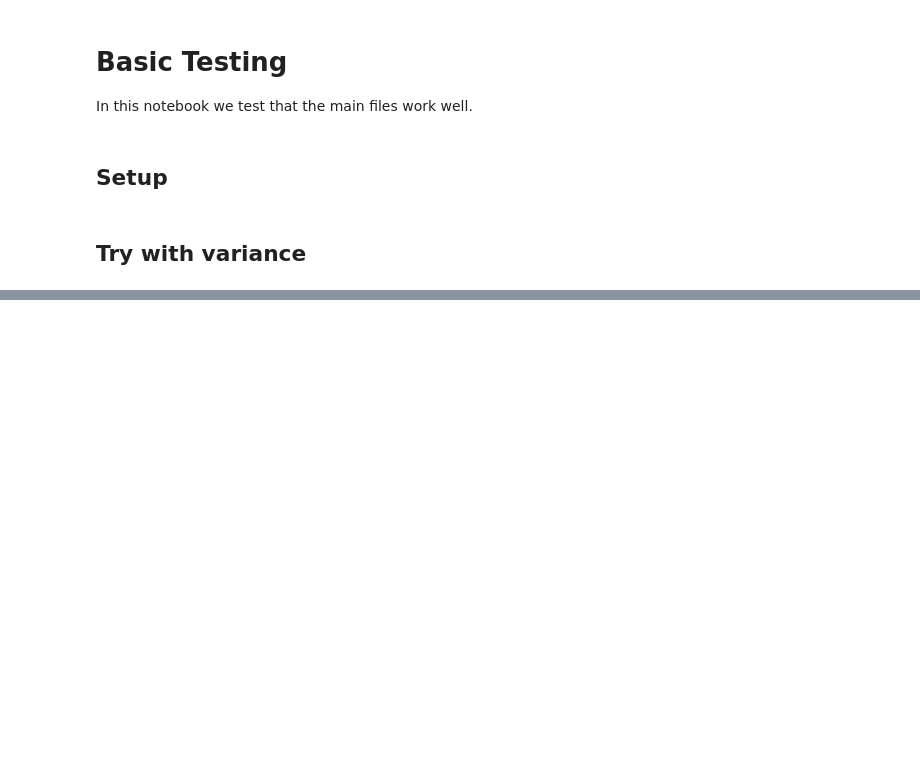
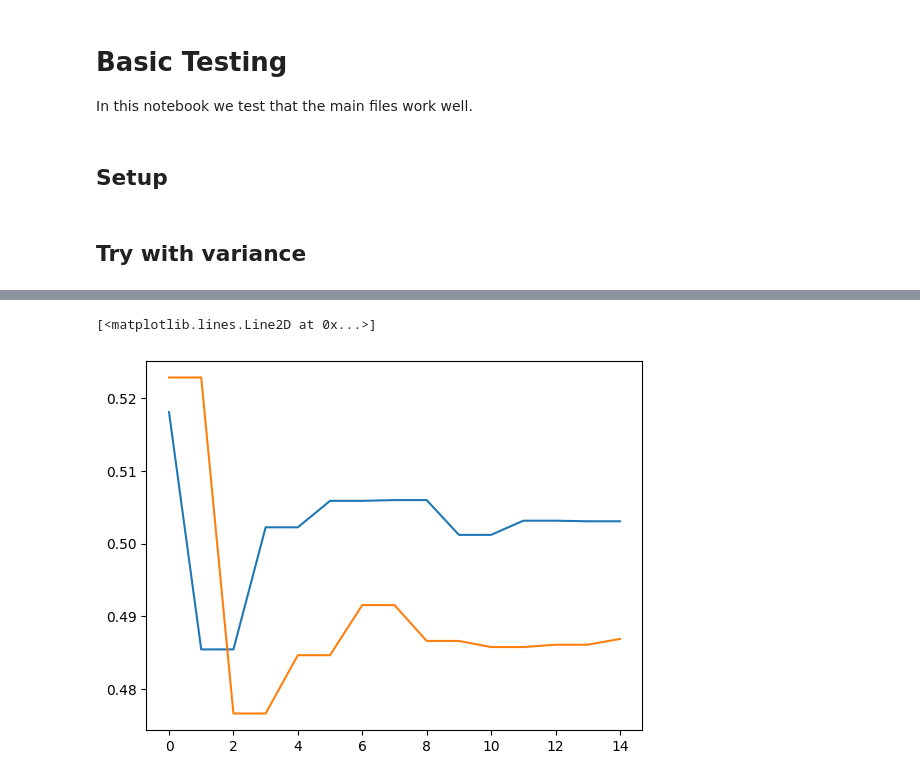
Before and after one commit to HeinDuijf/NetworkInequality, a Jupyter notebook: basic_model_testing.ipynb, the cells around one changed output, grey strips where cells are left out. Cells and saved outputs as stored; diff of their text form; code cells hidden in the pictures; blank space fills up the shorter version.

```diff
--- a/basic_model_testing.ipynb
+++ b/basic_model_testing.ipynb
@@ -97,0 +54,3 @@ for row_idx in range(x_values.shape[0]):
+# %%
+n_agents = 100
+my_network = nx.gnp_random_graph(n_agents, p=0.2, directed=True) #nx.complete_graph(n_agents, create_using=nx.DiGraph())
@@ -97,0 +75,9 @@ for row_idx in range(x_values.shape[0]):
+# %%
+#Extract the first coordinate (x) for each pair and calculate column-wise mean
+x_means = df.applymap(lambda pair: pair[0]).mean()
+y_means = df.applymap(lambda pair: pair[1]).mean()
+plt.plot(x_means)
+plt.plot(y_means)
+# %% [output]
+[<matplotlib.lines.Line2D at 0x...>]
+[figure, added]
```
Also changed, not shown: parts of 14 cells of this notebook, 3 other files.
